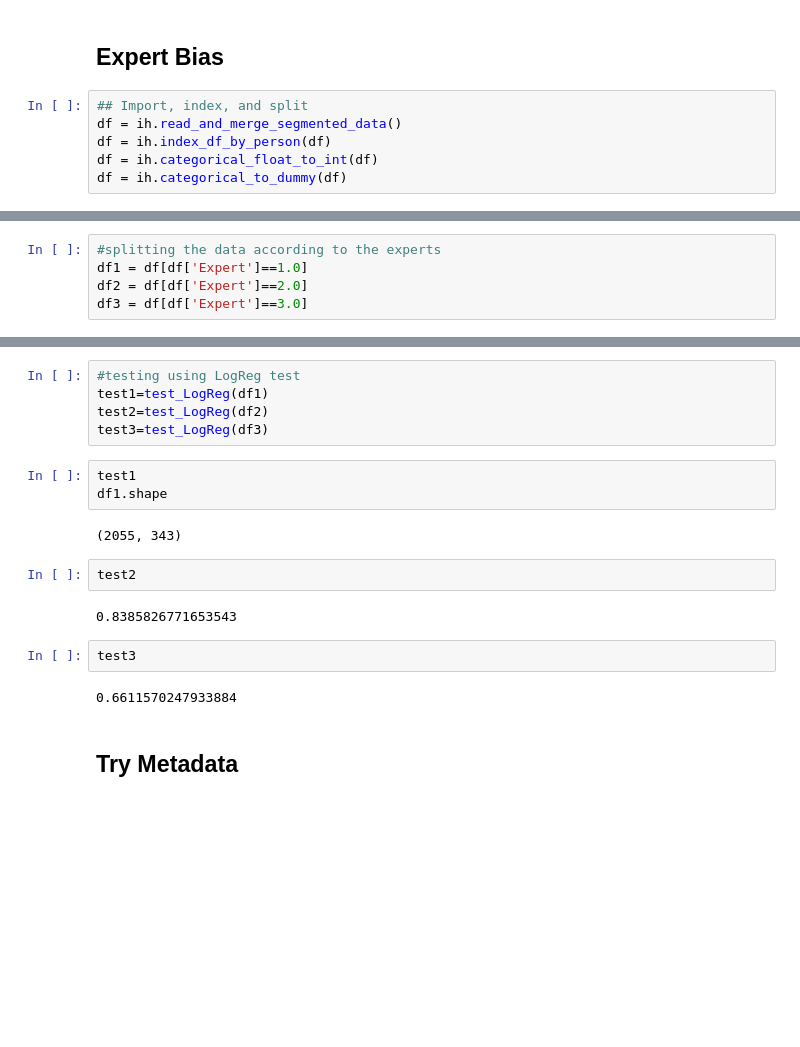
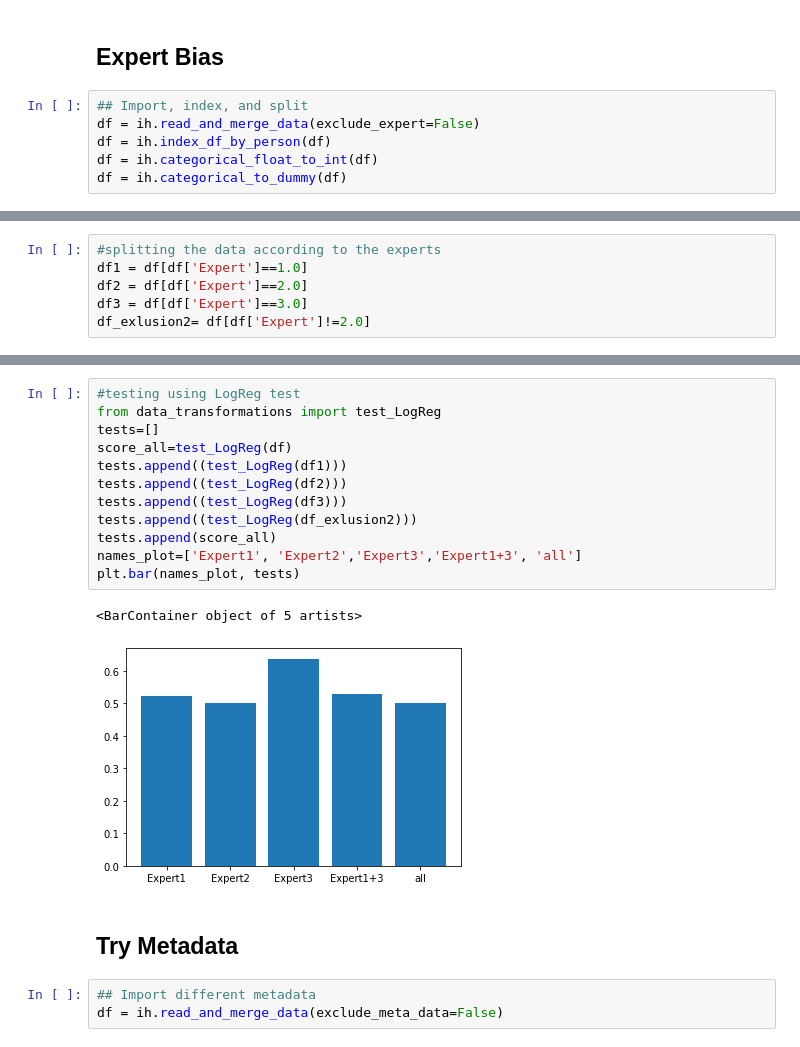
Before and after one commit to clelf/ML_Project2, a Jupyter notebook: scripts/P2 - EDA.ipynb, the cells around one changed output, grey strips where cells are left out. Saved outputs shown, nothing was run; the diff lists cells and outputs as text; blank space fills up the shorter version.

```diff
--- a/scripts/P2 - EDA.ipynb
+++ b/scripts/P2 - EDA.ipynb
@@ -517,7 +445,7 @@ plt.show()
 ## Expert Bias
 # %%
 ## Import, index, and split
-df = ih.read_and_merge_segmented_data()
+df = ih.read_and_merge_data(exclude_expert=False)
 df = ih.index_df_by_person(df)
 df = ih.categorical_float_to_int(df)
 df = ih.categorical_to_dummy(df)
@@ -530,3 +454,4 @@ df1.shape
 df1 = df[df['Expert']==1.0]
 df2 = df[df['Expert']==2.0]
 df3 = df[df['Expert']==3.0]
+df_exlusion2= df[df['Expert']!=2.0]
@@ -544,20 +458,20 @@ df1.head()
-# %%
-#testing using LogReg test
-test1=test_LogReg(df1)
-test2=test_LogReg(df2)
-test3=test_LogReg(df3)
-# %%
-test1
-df1.shape
-# %% [output]
-(2055, 343)
-# %%
-test2
-# %% [output]
-0.8385826771653543
-# %%
-test3
-# %% [output]
-0.6611570247933884
+# %%
+#testing using LogReg test
+from data_transformations import test_LogReg
+tests=[]
+score_all=test_LogReg(df)
+tests.append((test_LogReg(df1)))
+tests.append((test_LogReg(df2)))
+tests.append((test_LogReg(df3)))
+tests.append((test_LogReg(df_exlusion2)))
+tests.append(score_all)
+names_plot=['Expert1', 'Expert2','Expert3','Expert1+3', 'all']
+plt.bar(names_plot, tests)
+# %% [output]
+<BarContainer object of 5 artists>
+[figure, added]
 # %% [markdown]
 ## Try Metadata
+# %%
+## Import different metadata
+df = ih.read_and_merge_data(exclude_meta_data=False)
```
Also changed, not shown: parts of 21 cells of this notebook.
